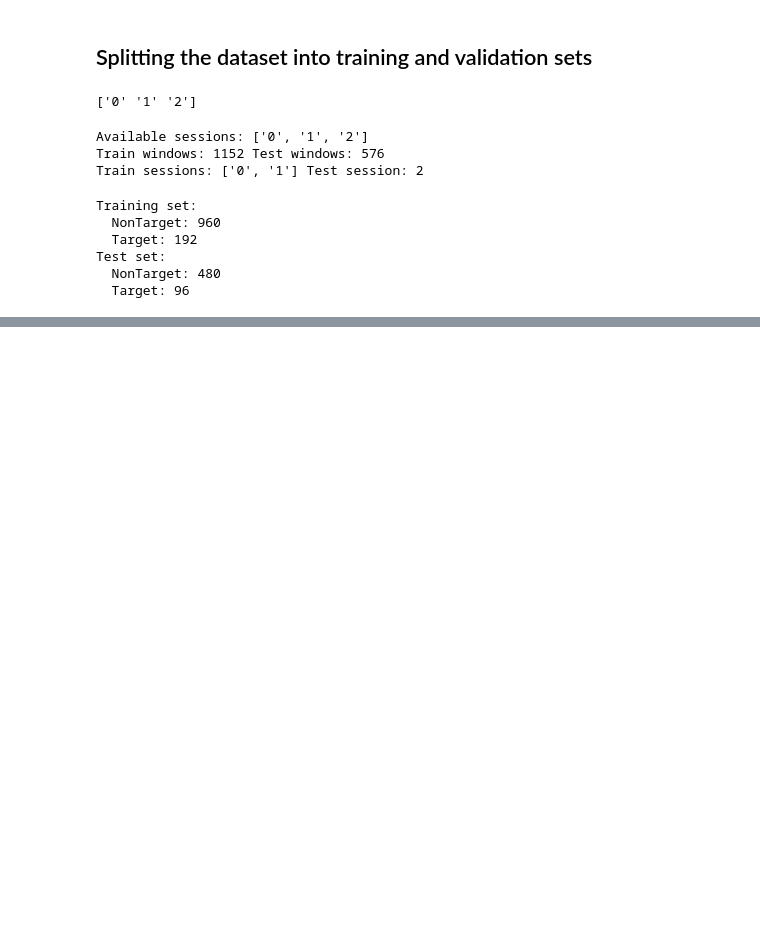
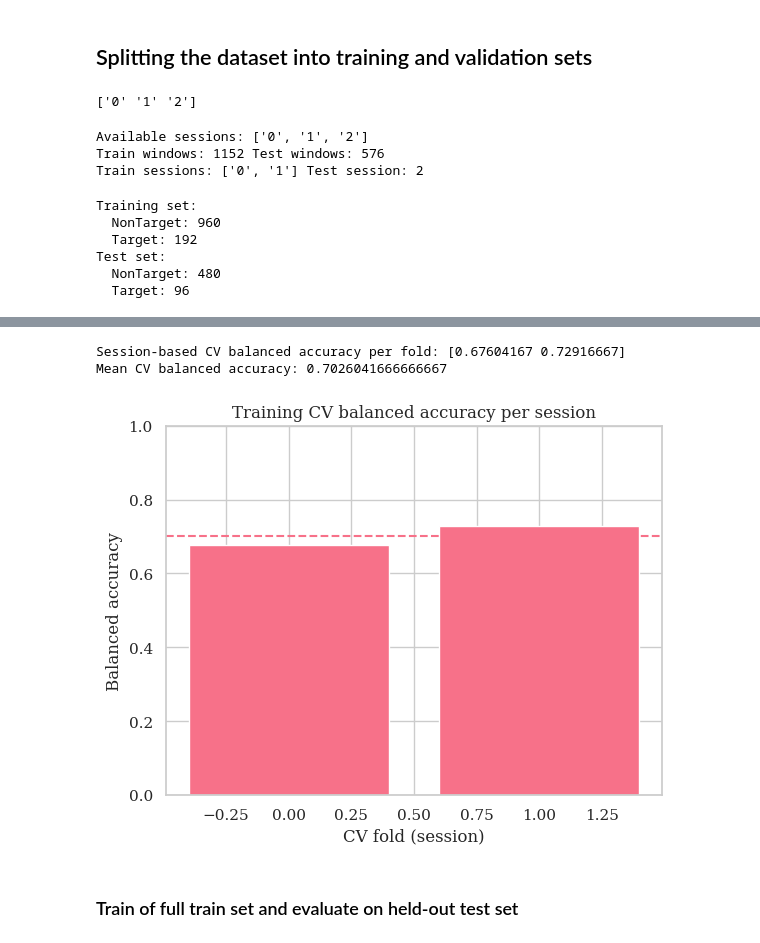
Before and after one commit to stratisvaldo/p300-personalisation-hyperscanning, a Jupyter notebook: Notebook/P300_pipeline_ML.ipynb, the cells around one changed output, grey strips where cells are left out. Drawn from its saved outputs; the diff is of its cells as text; code cells hidden in the pictures; blank space fills up the shorter version.

```diff
--- a/Notebook/P300_pipeline_ML.ipynb
+++ b/Notebook/P300_pipeline_ML.ipynb
@@ -228,0 +298,14 @@ train_bacc_cb = EpochScoring(scoring="balanced_accuracy", on_train=True, name="t
+# %%
+from sklearn.pipeline import Pipeline
+from sklearn.preprocessing import StandardScaler
+from sklearn.svm import SVC
+
+
+svm_clf = Pipeline([
+    ("scaler", StandardScaler()),
+    ("svm", SVC(
+        kernel="linear",
+        class_weight="balanced",   # important for imbalanced P300
+        probability=False
+    )),
+])
@@ -228,0 +314,31 @@ train_bacc_cb = EpochScoring(scoring="balanced_accuracy", on_train=True, name="t
+# %%
+scores = cross_val_score(
+    svm_clf,
+    F_train,
+    y_train,
+    cv=cv,
+    groups=groups,
+    scoring="balanced_accuracy"
+)
+
+print("Session-based CV balanced accuracy per fold:", scores)
+print("Mean CV balanced accuracy:", float(np.mean(scores)))
+# %% [output]
+Session-based CV balanced accuracy per fold: [0.67604167 0.72916667]
+Mean CV balanced accuracy: 0.7026041666666667
+# %%
+# scores from previous CV cell
+cv_scores = scores
+
+plt.figure()
+plt.bar(np.arange(len(cv_scores)), cv_scores)
+plt.axhline(np.mean(cv_scores), linestyle="--")
+plt.xlabel("CV fold (session)")
+plt.ylabel("Balanced accuracy")
+plt.title("Training CV balanced accuracy per session")
+plt.ylim(0.0, 1.0)
+plt.show()
+# %% [output]
+[figure, added]
+# %% [markdown]
+### Train of full train set and evaluate on held-out test set
```
Also changed, not shown: parts of 45 cells of this notebook.
